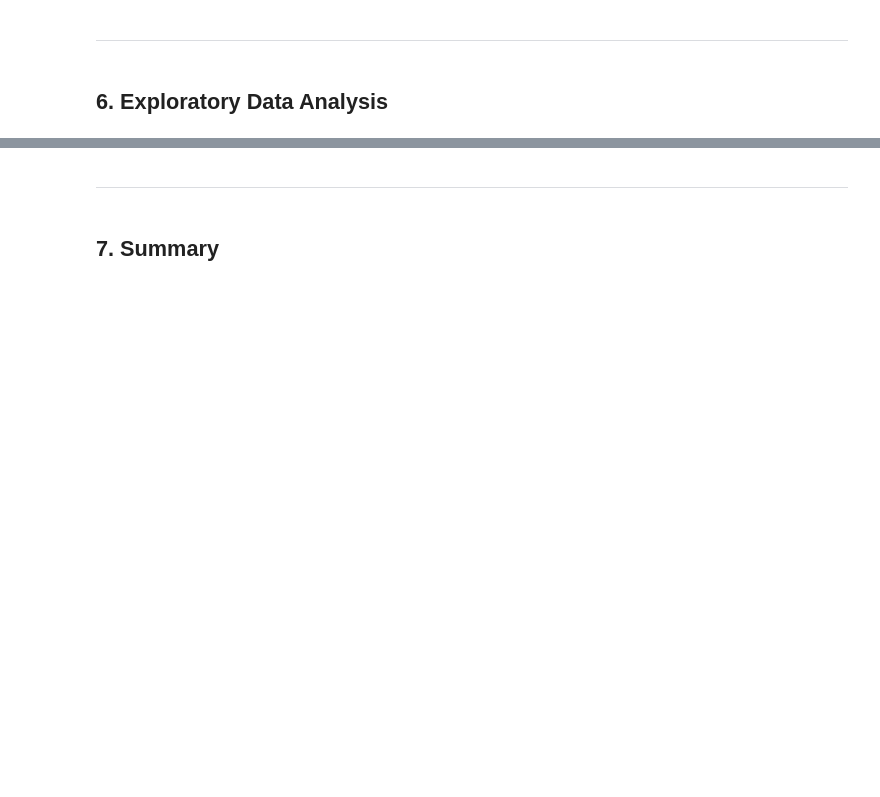
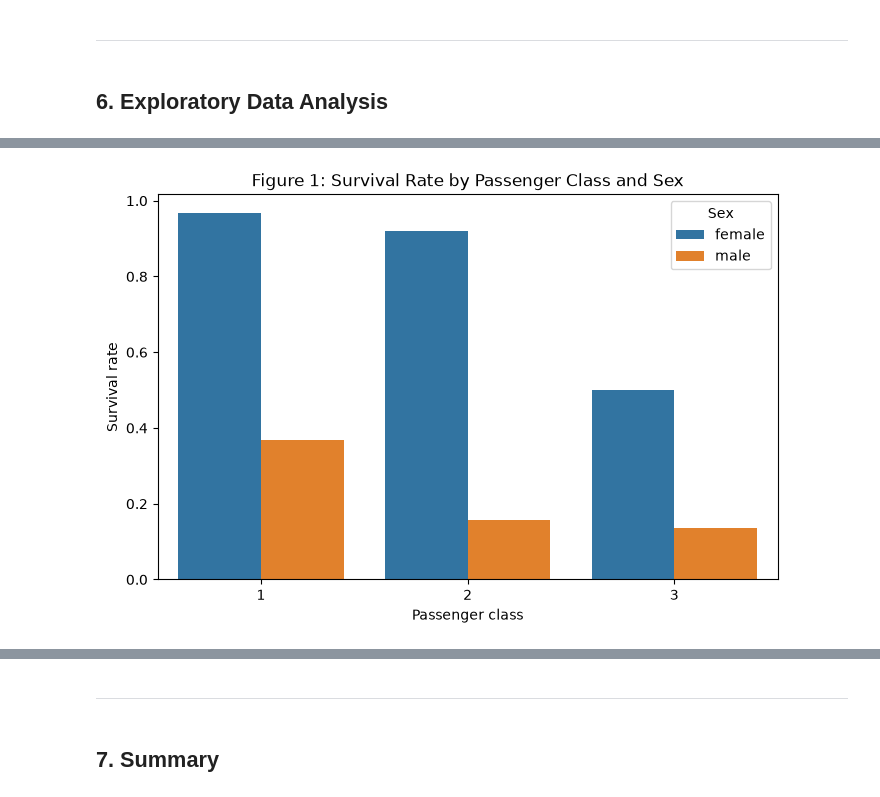
Before and after one commit to Tobolove/ai-programming-foundations-project, a Jupyter notebook: data_workflow.ipynb, the cells around one changed output, grey strips where cells are left out. Drawn from its saved outputs; the diff is of its cells as text; code cells hidden in the pictures; blank space fills up the shorter version.

```diff
--- a/data_workflow.ipynb
+++ b/data_workflow.ipynb
@@ -471,0 +477,10 @@ All 891 passengers are still there and no column has missing values. The new col
+# %%
+# For all the groups comparisons I use this reusable function, so all the tables look nice and the same format is applied consistently.
+
+def survival_rate(df: pd.DataFrame, by) -> pd.DataFrame:
+    """Returns the group size number of survivors and survival rate per group."""
+    groups = df.groupby(by)["Survived"]
+    passengers = groups.size()
+    survivors = groups.sum()
+    survival_rate = (survivors / passengers).round(3)
+    return pd.DataFrame({"passengers": passengers, "survivors": survivors, "survival_rate": survival_rate})
@@ -471,0 +507,4 @@ All 891 passengers are still there and no column has missing values. The new col
+# %%
+# Survival rate for every combination of class and sex
+rates = survival_rate(df_clean, ["Pclass", "Sex"]).reset_index()
+display(rates)
@@ -471,0 +519,10 @@ All 891 passengers are still there and no column has missing values. The new col
+# %%
+# This is interesting lets plot it to investigate further
+fig, ax = plt.subplots(figsize=(8, 5))
+sns.barplot(data=rates, x="Pclass", y="survival_rate", hue="Sex", ax=ax)
+ax.set_title("Figure 1: Survival Rate by Passenger Class and Sex")
+ax.set_xlabel("Passenger class")
+ax.set_ylabel("Survival rate")
+plt.show()
+# %% [output]
+[figure, added]
```
Also changed, not shown: parts of 20 cells of this notebook.
